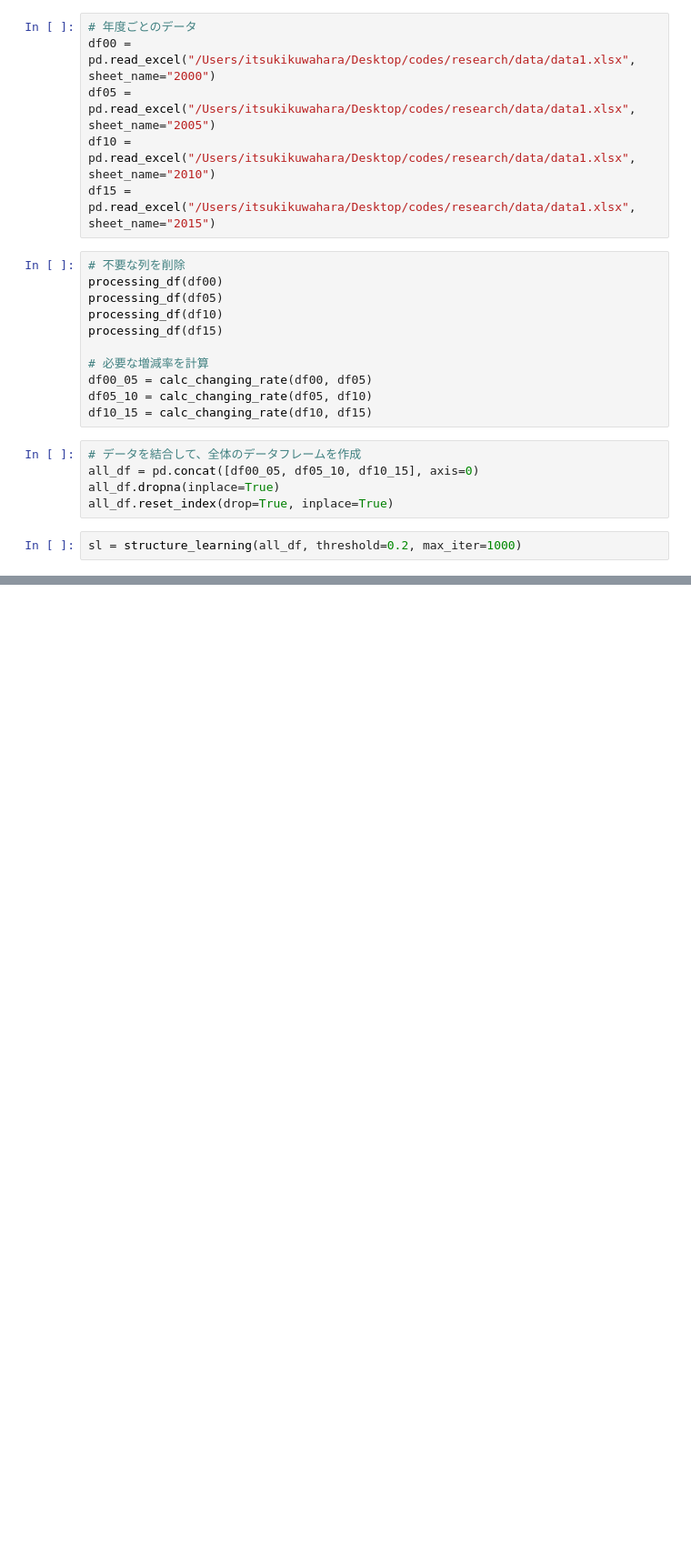
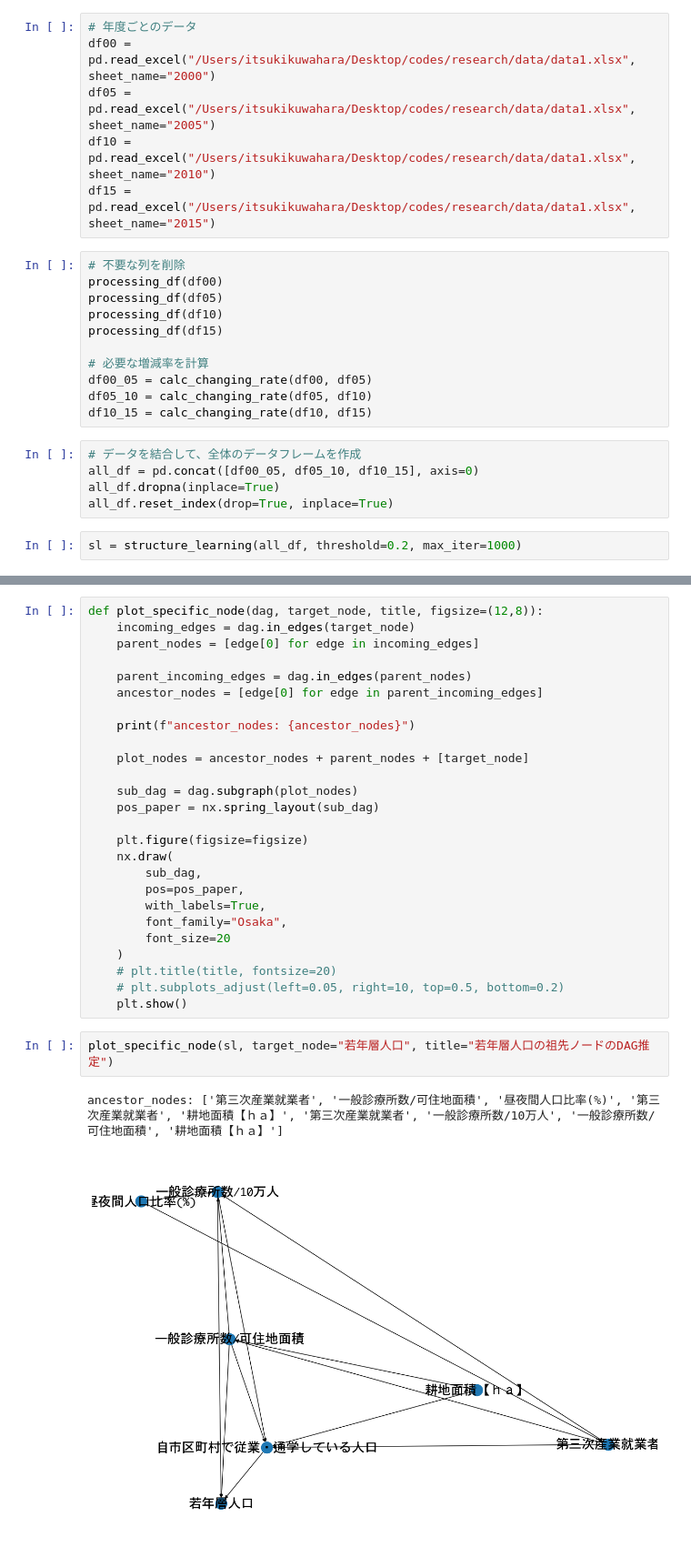
Before and after one commit to Itsuki966/structure_analysis, a Jupyter notebook: notears.ipynb, the cells around one changed output, grey strips where cells are left out. Shown at 91% size. Drawn from its saved outputs; the diff is of its cells as text; blank space fills up the shorter version.

```diff
--- a/notears.ipynb
+++ b/notears.ipynb
@@ -89,0 +117,31 @@ source_nodes: ['一般診療所数/10万人', '一般診療所数/可住地面
+# %%
+def plot_specific_node(dag, target_node, title, figsize=(12,8)):
+    incoming_edges = dag.in_edges(target_node)
+    parent_nodes = [edge[0] for edge in incoming_edges]
+
+    parent_incoming_edges = dag.in_edges(parent_nodes)
+    ancestor_nodes = [edge[0] for edge in parent_incoming_edges]
+
+    print(f"ancestor_nodes: {ancestor_nodes}")
+
+    plot_nodes = ancestor_nodes + parent_nodes + [target_node]
+
+    sub_dag = dag.subgraph(plot_nodes)
+    pos_paper = nx.spring_layout(sub_dag)
+
+    plt.figure(figsize=figsize)
+    nx.draw(
+        sub_dag,
+        pos=pos_paper,
+        with_labels=True,
+        font_family="Osaka",
+        font_size=20
+    )
+    # plt.title(title, fontsize=20)
+    # plt.subplots_adjust(left=0.05, right=10, top=0.5, bottom=0.2)
+    plt.show()
+# %%
+plot_specific_node(sl, target_node="若年層人口", title="若年層人口の祖先ノードのDAG推定")
+# %% [output]
+ancestor_nodes: ['第三次産業就業者', '一般診療所数/可住地面積', '昼夜間人口比率(%)', '第三次産業就業者', '耕地面積【ｈａ】', '第三次産業就業者', '一般診療所数/10万人', '一般診療所数/可住地面積', '耕地面積【ｈａ】']
+[figure, added]
```
Also changed, not shown: parts of 4 cells of this notebook.
